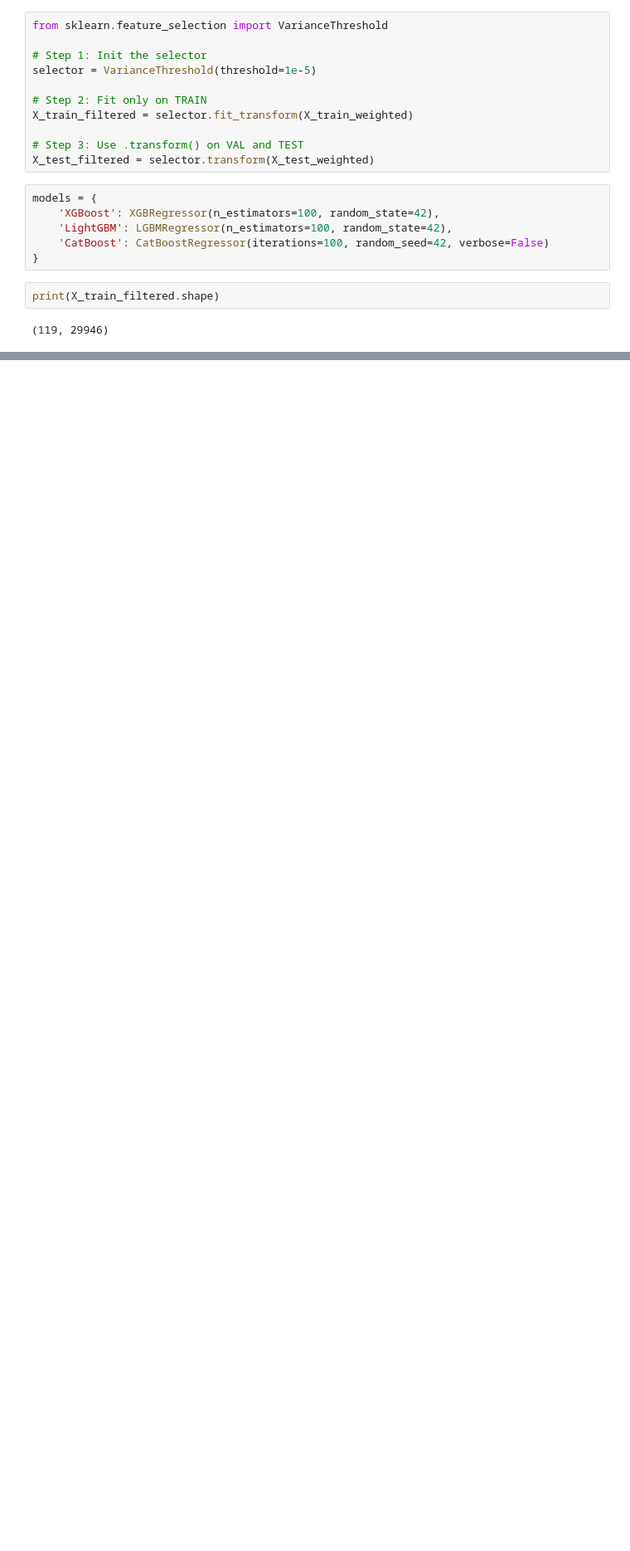
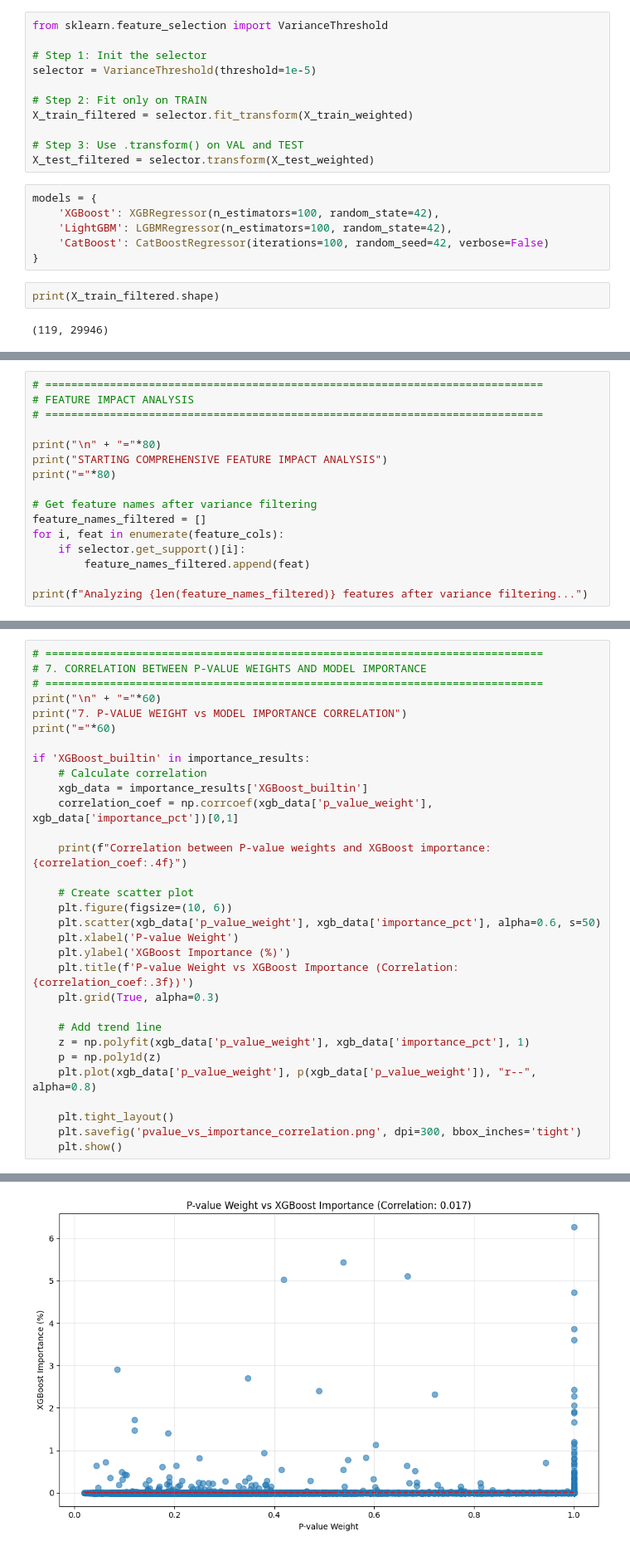
Before and after one commit to derex-cmd/ccdm, a Jupyter notebook: Task 3/Task 3.ipynb, the cells around one changed output, grey strips where cells are left out. Shown: that part at 83% size. Drawn from its saved outputs; the diff is of its cells as text; blank space fills up the shorter version.

Commit message:
P values importance techniques

```diff
--- a/Task 3/Task 3.ipynb
+++ b/Task 3/Task 3.ipynb
@@ -216,0 +194,16 @@ You can set `force_col_wise=true` to remove the overhead.
+# %%
+# =============================================================================
+# FEATURE IMPACT ANALYSIS
+# =============================================================================
+
+print("\n" + "="*80)
+print("STARTING COMPREHENSIVE FEATURE IMPACT ANALYSIS")
+print("="*80)
+
+# Get feature names after variance filtering
+feature_names_filtered = []
+for i, feat in enumerate(feature_cols):
+    if selector.get_support()[i]:
+        feature_names_filtered.append(feat)
+
+print(f"Analyzing {len(feature_names_filtered)} features after variance filtering...")
@@ -216,0 +619,32 @@ You can set `force_col_wise=true` to remove the overhead.
+# %%
+# =============================================================================
+# 7. CORRELATION BETWEEN P-VALUE WEIGHTS AND MODEL IMPORTANCE
+# =============================================================================
+print("\n" + "="*60)
+print("7. P-VALUE WEIGHT vs MODEL IMPORTANCE CORRELATION")
+print("="*60)
+
+if 'XGBoost_builtin' in importance_results:
+    # Calculate correlation
+    xgb_data = importance_results['XGBoost_builtin']
+    correlation_coef = np.corrcoef(xgb_data['p_value_weight'], xgb_data['importance_pct'])[0,1]
+
+    print(f"Correlation between P-value weights and XGBoost importance: {correlation_coef:.4f}")
+
+    # Create scatter plot
+    plt.figure(figsize=(10, 6))
+    plt.scatter(xgb_data['p_value_weight'], xgb_data['importance_pct'], alpha=0.6, s=50)
+    plt.xlabel('P-value Weight')
+    plt.ylabel('XGBoost Importance (%)')
+    plt.title(f'P-value Weight vs XGBoost Importance (Correlation: {correlation_coef:.3f})')
+    plt.grid(True, alpha=0.3)
+
+    # Add trend line
+    z = np.polyfit(xgb_data['p_value_weight'], xgb_data['importance_pct'], 1)
+    p = np.poly1d(z)
+    plt.plot(xgb_data['p_value_weight'], p(xgb_data['p_value_weight']), "r--", alpha=0.8)
+
+    plt.tight_layout()
+    plt.savefig('pvalue_vs_importance_correlation.png', dpi=300, bbox_inches='tight')
+    plt.show()
+# %% [output]
@@ -216,0 +655 @@ You can set `force_col_wise=true` to remove the overhead.
+[figure, added]
```
Also changed, not shown: parts of 14 cells of this notebook.
